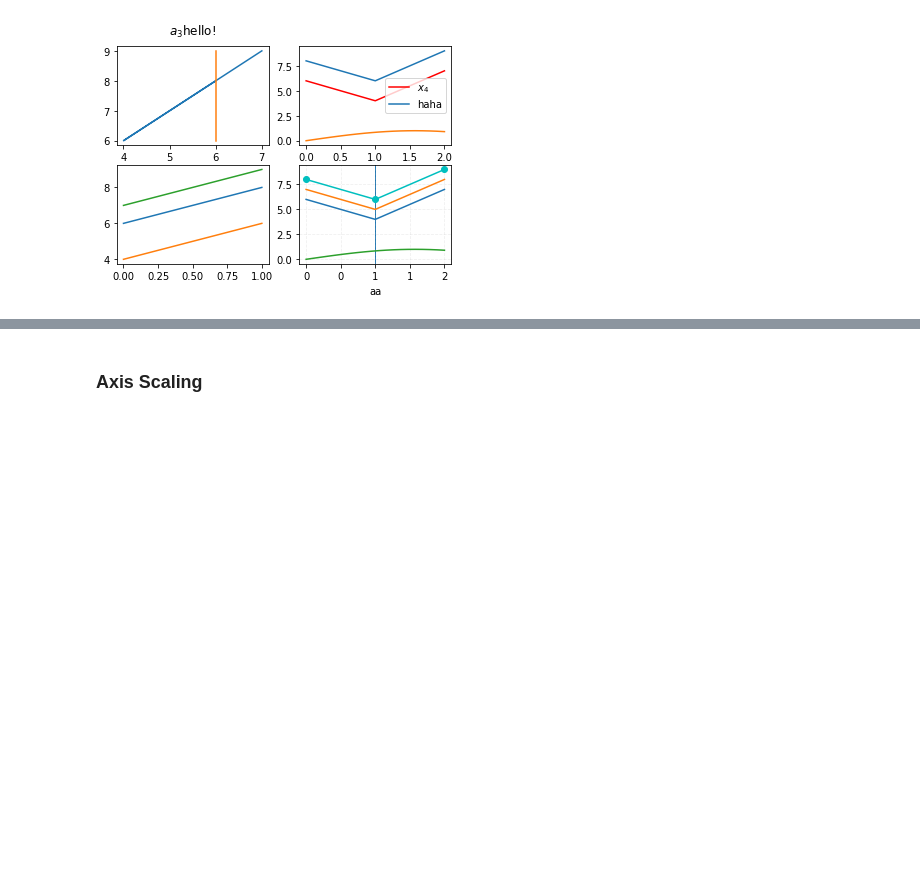
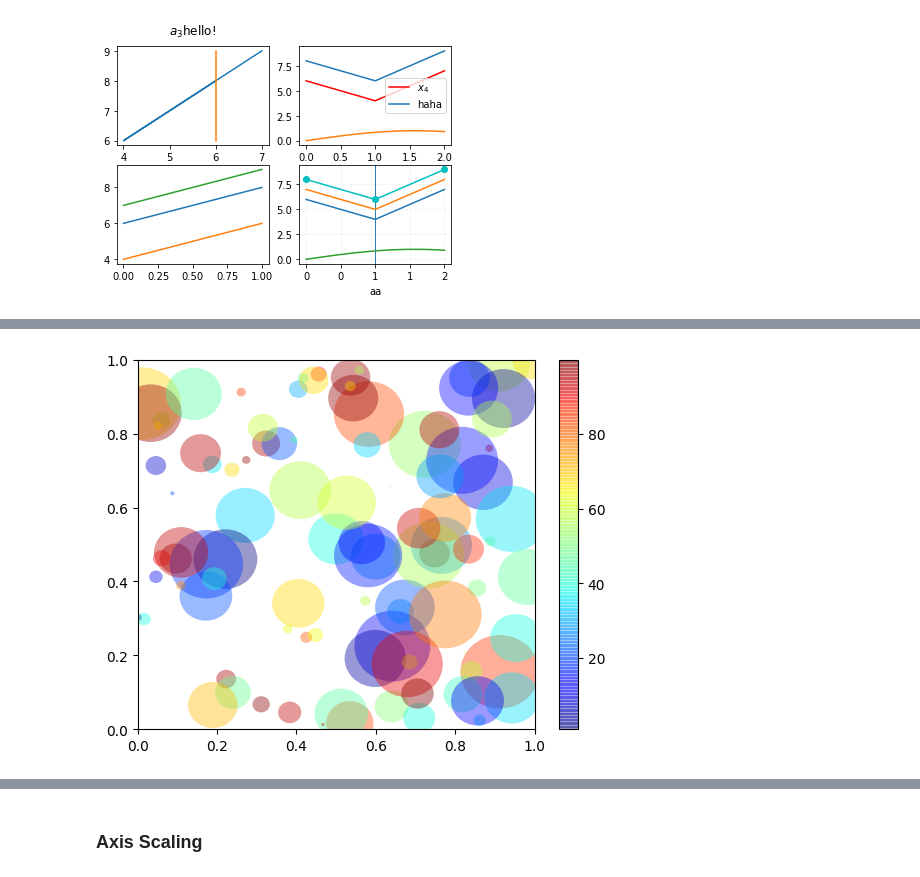
Before and after one commit to YFlag/work_backups, a Jupyter notebook: matplotlib_tutorial.ipynb, the cells around one changed output, grey strips where cells are left out. Drawn from its saved outputs; the diff is of its cells as text; code cells hidden in the pictures; blank space fills up the shorter version.

```diff
--- a/matplotlib_tutorial.ipynb
+++ b/matplotlib_tutorial.ipynb
@@ -105,3 +108,33 @@ ax.legend(handles=[
+# %%
+import matplotlib
+import matplotlib.pyplot as plt
+from matplotlib.collections import PatchCollection
+from matplotlib.patches import Circle
+import numpy as np
+
+# (modified from one of the matplotlib gallery examples)
+resolution = 50 # the number of vertices
+N = 100
+x       = np.random.random(N)
+y       = np.random.random(N)
+radii   = 0.1*np.random.random(N)
+patches = []
+for x1,y1,r in zip(x, y, radii):
+    circle = Circle((x1,y1), r)
+    patches.append(circle)
+
+fig = plt.figure()
+ax = fig.add_subplot(111)
+
+colors = 100*np.random.random(N)
+p = PatchCollection(patches, cmap=matplotlib.cm.jet, alpha=0.4)
+p.set_array(colors)
+ax.add_collection(p)
+plt.colorbar(p)
+
+plt.show()
+# %% [output]
+[figure, added]
 # %%
 import numpy as np
 %matplotlib notebook
```
Also changed, not shown: parts of 10 cells of this notebook, 4 other files.
